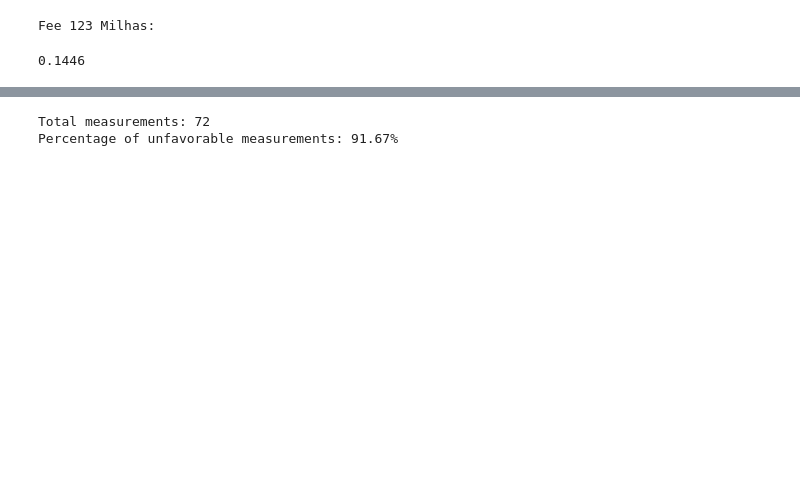
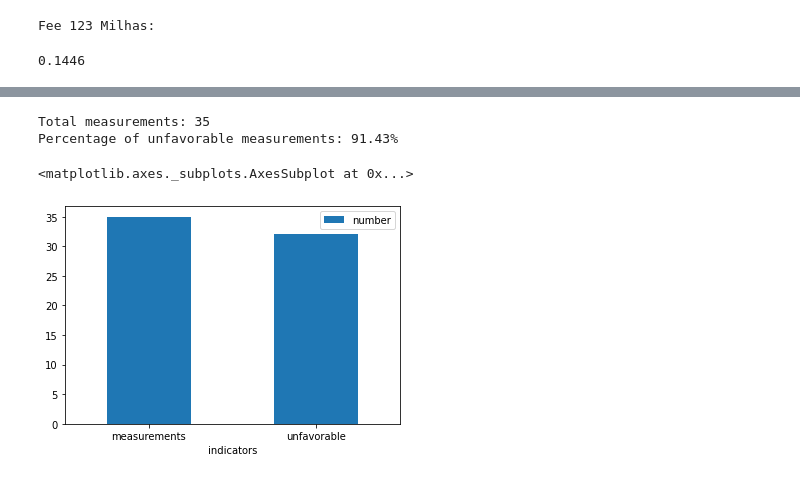
Before and after one commit to thenielfarias/webscraper-hotel-rates-parity-123milhas-decolar, a Jupyter notebook: webscraper_hotels_data_123milhas_decolar.ipynb, the cells around one changed output, grey strips where cells are left out. Drawn from its saved outputs; the diff is of its cells as text; code cells hidden in the pictures; blank space fills up the shorter version.

```diff
--- a/webscraper_hotels_data_123milhas_decolar.ipynb
+++ b/webscraper_hotels_data_123milhas_decolar.ipynb
@@ -562,23 +566,28 @@ display(df_rate_comparison)
 # %%
 # Summary
 
 import math
 
 measurements = 0
 for m in df_rate_comparison['% Variation (total prices)']:
   if not math.isnan(m):
     measurements += 1
 print(f'Total measurements: {measurements}')
 
 unfavorable = 0
 for adv in df_rate_comparison['% Variation (total prices)']:
     if adv >= 1:
         unfavorable += 1
 percent_unfavorable = (unfavorable / measurements) * 100
 print(f'Percentage of unfavorable measurements: {percent_unfavorable:.2f}%')
+
+df_summary = pd.DataFrame({'indicators':['measurements', 'unfavorable'], 'number':[measurements, unfavorable]})
+df_summary.plot.bar(x='indicators', y='number', rot=0)
 # %% [output]
-Total measurements: 72
-Percentage of unfavorable measurements: 91.67%
+Total measurements: 35
+Percentage of unfavorable measurements: 91.43%
+<matplotlib.axes._subplots.AxesSubplot at 0x...>
+[figure, added]
 # %%
 # Highlights
 
```
Also changed, not shown: parts of 18 cells of this notebook, 1 other file.
